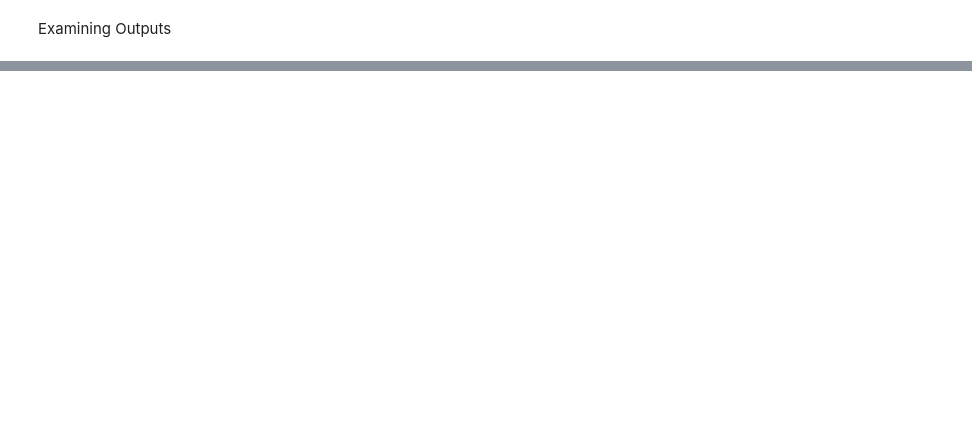
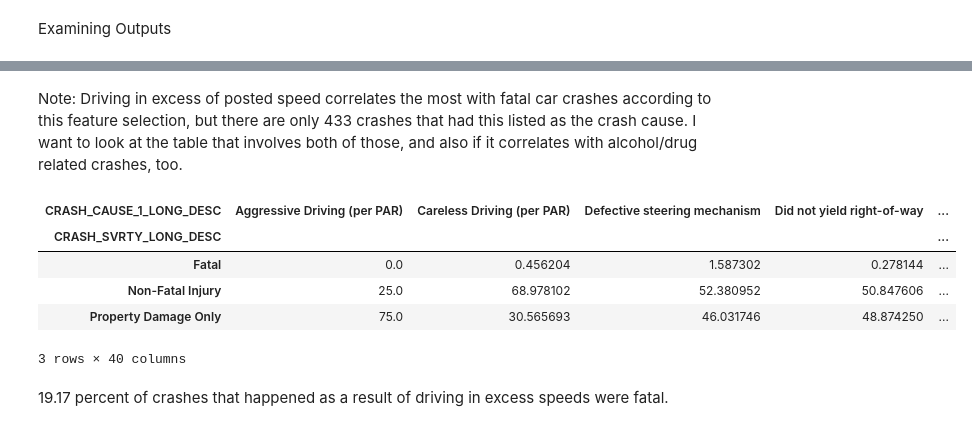
Before and after one commit to thomascsato/CS-475-Portland-Car-Crashes, a Jupyter notebook: crashes.ipynb, the cells around one changed output, grey strips where cells are left out. Drawn from its saved outputs; the diff is of its cells as text; code cells hidden in the pictures; blank space fills up the shorter version.

```diff
--- a/crashes.ipynb
+++ b/crashes.ipynb
@@ -398,0 +437,16 @@ categorical__HIGHEST_INJ_SVRTY_DESC_Fatal Injury (K)
+# %% [markdown]
+Note:  Driving in excess of posted speed correlates the most with fatal car crashes according to this feature selection, but there are only 433 crashes that had this listed as the crash cause.  I want to look at the table that involves both of those, and also if it correlates with alcohol/drug related crashes, too.
+# %%
+fatal_crashes = crashes_portland[crashes_portland['CRASH_SVRTY_LONG_DESC'] == 'Fatal']
+
+ct = 100 * pd.crosstab(crashes_portland['CRASH_SVRTY_LONG_DESC'], crashes_portland['CRASH_CAUSE_1_LONG_DESC'], normalize = 'columns')
+ct
+# %% [output]
+| CRASH_CAUSE_1_LONG_DESC | Aggressive Driving (per PAR) | Careless Driving (per PAR) | Defective steering mechanism | Did not yield right-of-way | ... |
+| CRASH_SVRTY_LONG_DESC |  |  |  |  | ... |
+| Fatal | 0.0 | 0.456204 | 1.587302 | 0.278144 | ... |
+| Non-Fatal Injury | 25.0 | 68.978102 | 52.380952 | 50.847606 | ... |
+| Property Damage Only | 75.0 | 30.565693 | 46.031746 | 48.874250 | ... |
+3 rows × 40 columns
+# %% [markdown]
+19.17 percent of crashes that happened as a result of driving in excess speeds were fatal.
```
Also changed, not shown: parts of 8 cells of this notebook.
